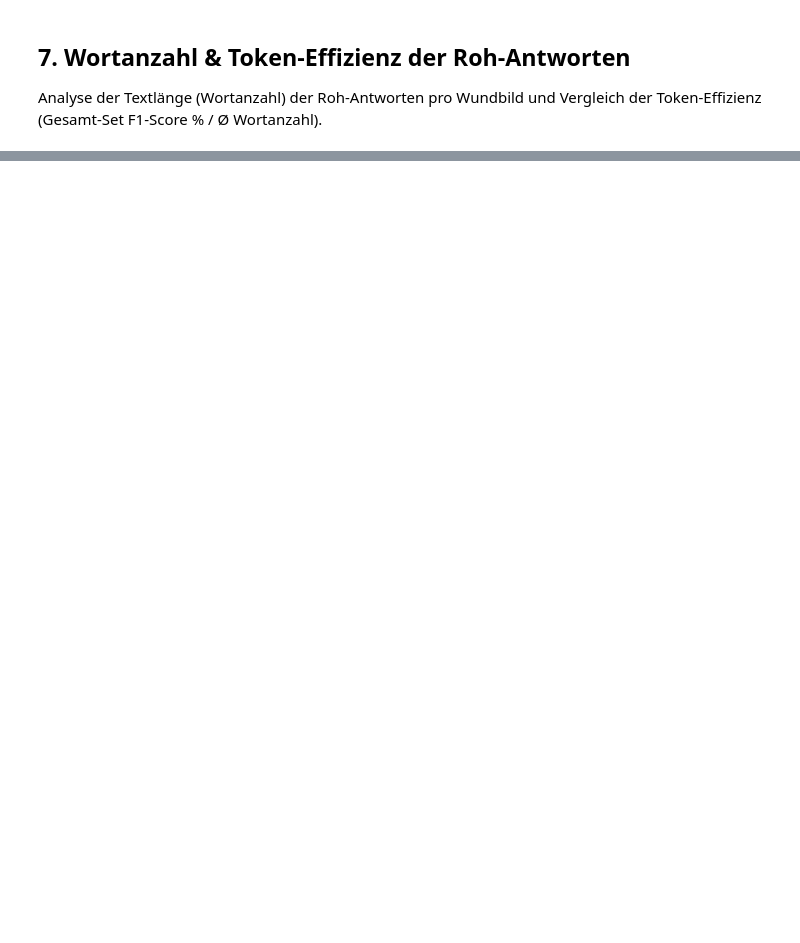
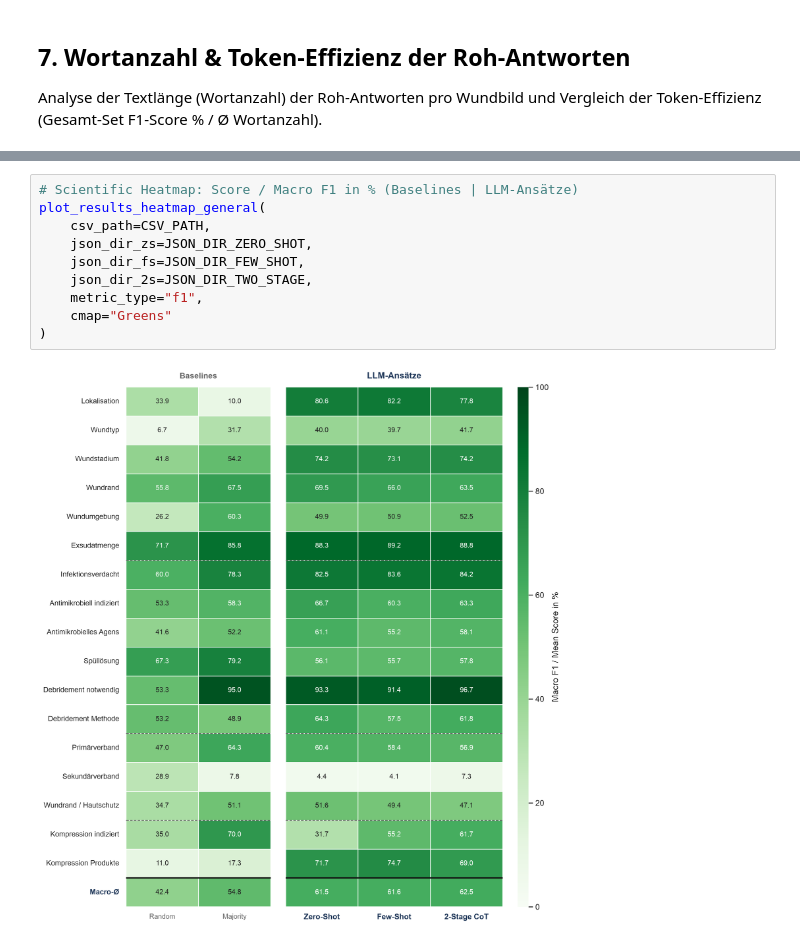
Before and after one commit to code-mert/masterarbeitmodell, a Jupyter notebook: notebooks/analyse_3prompts.ipynb, the cells around one changed output, grey strips where cells are left out. Drawn from its saved outputs; the diff is of its cells as text; blank space fills up the shorter version.

```diff
--- a/notebooks/analyse_3prompts.ipynb
+++ b/notebooks/analyse_3prompts.ipynb
@@ -131 +164,13 @@ display_word_count_table(
+# %%
+# Scientific Heatmap: Score / Macro F1 in % (Baselines | LLM-Ansätze)
+plot_results_heatmap_general(
+    csv_path=CSV_PATH,
+    json_dir_zs=JSON_DIR_ZERO_SHOT,
+    json_dir_fs=JSON_DIR_FEW_SHOT,
+    json_dir_2s=JSON_DIR_TWO_STAGE,
+    metric_type="f1",
+    cmap="Greens"
+)
+# %% [output]
+[figure, added]
 # %% [markdown]
```
Also changed, not shown: parts of 17 cells of this notebook, 4 other files.
